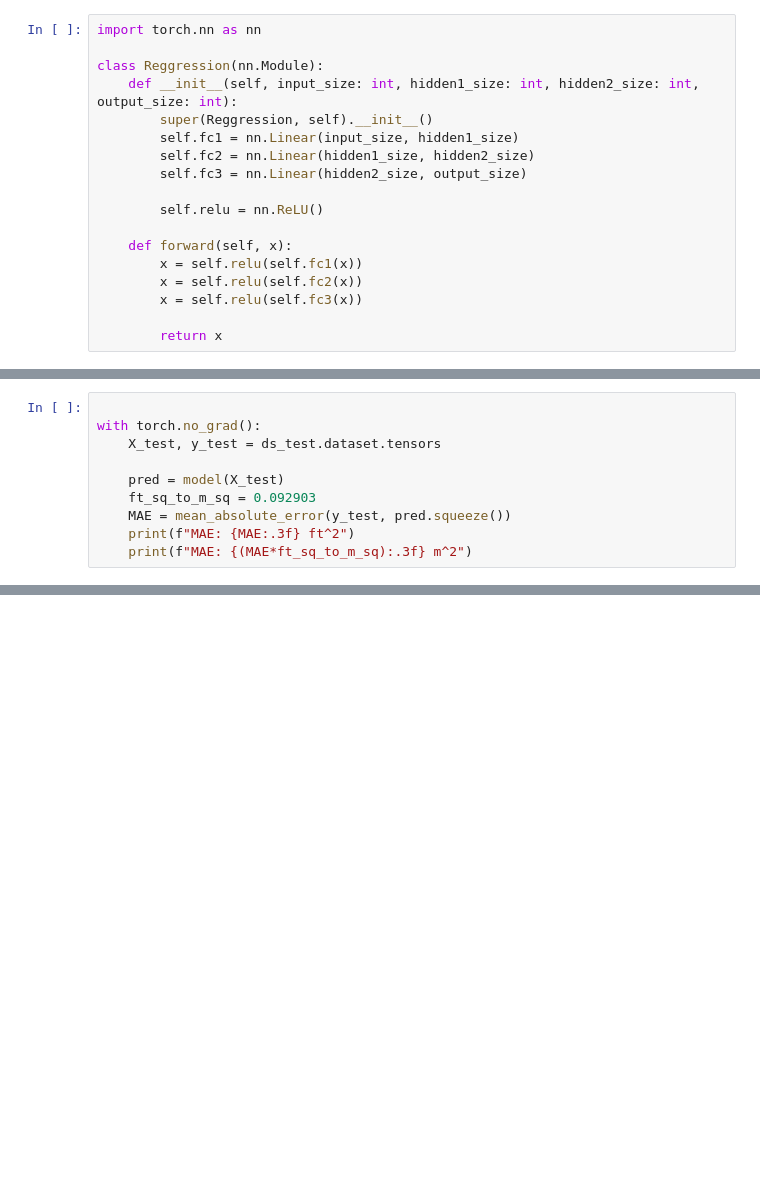
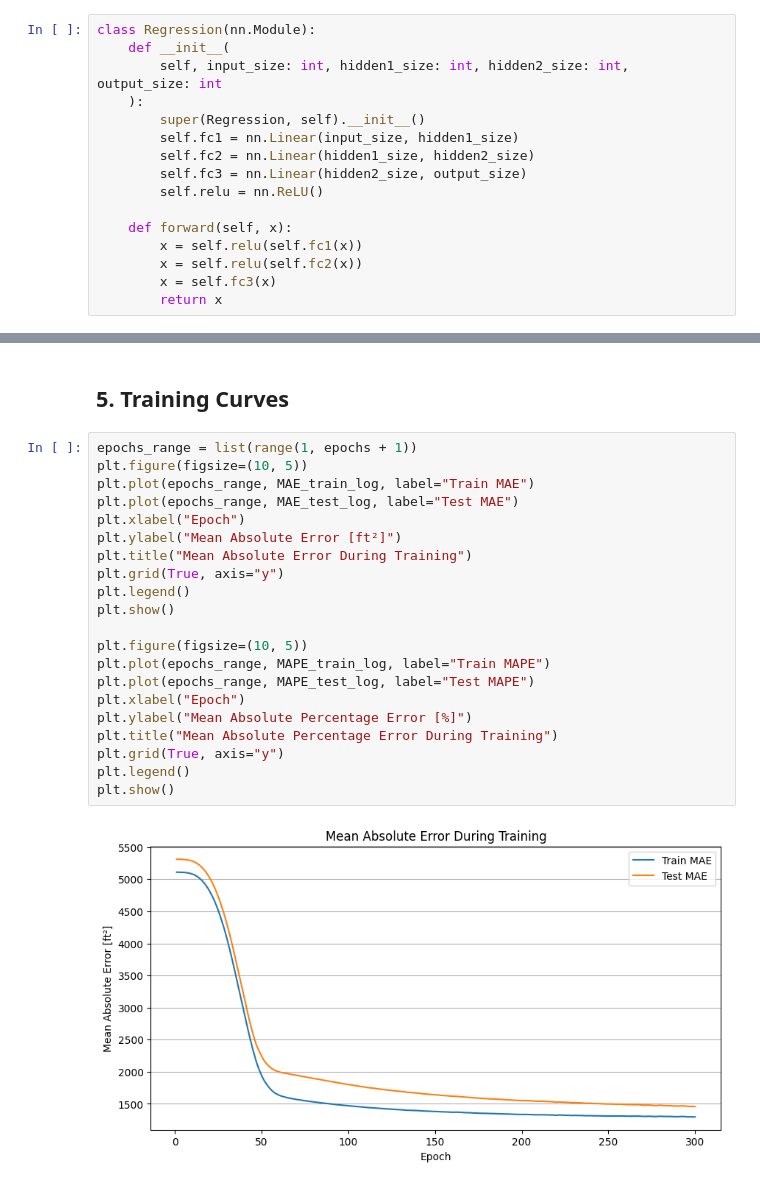
Before and after one commit to MarcinStolarczyk01/WSEI-ML_and_AI_Programming_Libraries, a Jupyter notebook: lab2&3/regression.ipynb, the cells around one changed output, grey strips where cells are left out. Drawn from its saved outputs; the diff is of its cells as text; blank space fills up the shorter version.

```diff
--- a/lab2&3/regression.ipynb
+++ b/lab2&3/regression.ipynb
@@ -7,18 +58,16 @@
 # %%
-import torch.nn as nn
-
-class Reggression(nn.Module):
-    def __init__(self, input_size: int, hidden1_size: int, hidden2_size: int, output_size: int):
-        super(Reggression, self).__init__()
+class Regression(nn.Module):
+    def __init__(
+        self, input_size: int, hidden1_size: int, hidden2_size: int, output_size: int
+    ):
+        super(Regression, self).__init__()
         self.fc1 = nn.Linear(input_size, hidden1_size)
         self.fc2 = nn.Linear(hidden1_size, hidden2_size)
         self.fc3 = nn.Linear(hidden2_size, output_size)
-
         self.relu = nn.ReLU()
 
     def forward(self, x):
         x = self.relu(self.fc1(x))
         x = self.relu(self.fc2(x))
-        x = self.relu(self.fc3(x))
-
+        x = self.fc3(x)
         return x
@@ -177,10 +73,0 @@ MAE_train_log
-# %%
-
-with torch.no_grad():
-    X_test, y_test = ds_test.dataset.tensors
-
-    pred = model(X_test)
-    ft_sq_to_m_sq = 0.092903
-    MAE = mean_absolute_error(y_test, pred.squeeze())
-    print(f"MAE: {MAE:.3f} ft^2")
-    print(f"MAE: {(MAE*ft_sq_to_m_sq):.3f} m^2")
@@ -189,0 +135,25 @@ MAE: 0.051 m^2
+# %% [markdown]
+## 5. Training Curves
+# %%
+epochs_range = list(range(1, epochs + 1))
+plt.figure(figsize=(10, 5))
+plt.plot(epochs_range, MAE_train_log, label="Train MAE")
+plt.plot(epochs_range, MAE_test_log, label="Test MAE")
+plt.xlabel("Epoch")
+plt.ylabel("Mean Absolute Error [ft²]")
+plt.title("Mean Absolute Error During Training")
+plt.grid(True, axis="y")
+plt.legend()
+plt.show()
+
+plt.figure(figsize=(10, 5))
+plt.plot(epochs_range, MAPE_train_log, label="Train MAPE")
+plt.plot(epochs_range, MAPE_test_log, label="Test MAPE")
+plt.xlabel("Epoch")
+plt.ylabel("Mean Absolute Percentage Error [%]")
+plt.title("Mean Absolute Percentage Error During Training")
+plt.grid(True, axis="y")
+plt.legend()
+plt.show()
+# %% [output]
+[figure, added]
```
Also changed, not shown: parts of 20 cells of this notebook, 4 other files.
